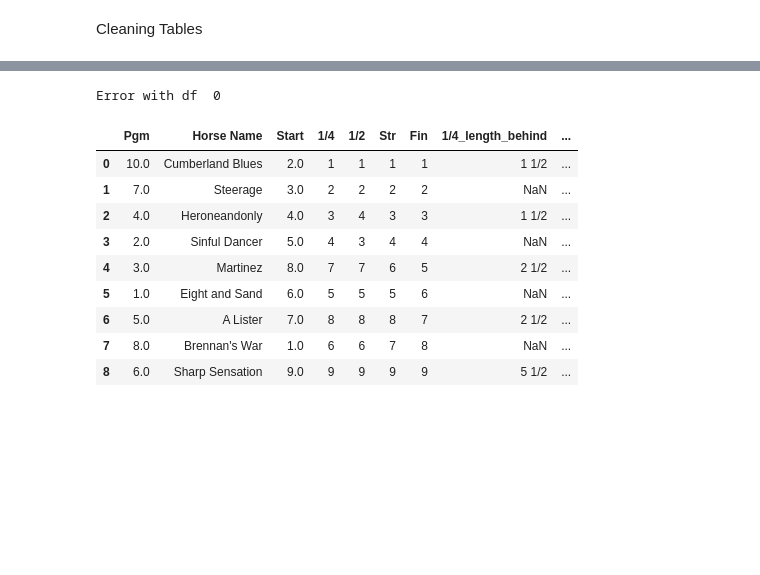
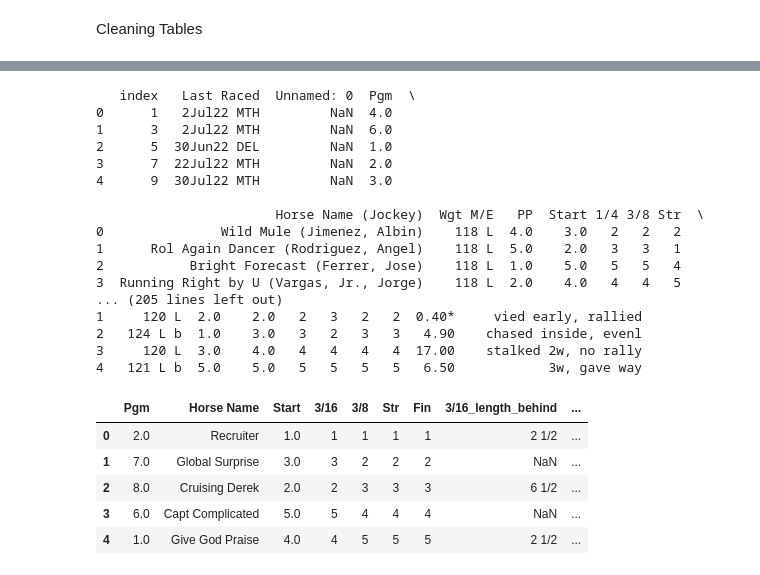
Before and after one commit to Jonhops1595/horse_racing_study, a Jupyter notebook: PDFScanner/tabula_table_parsing.ipynb, the cells around one changed output, grey strips where cells are left out. Saved outputs shown, nothing was run; the diff lists cells and outputs as text; code cells hidden in the pictures; blank space fills up the shorter version.

```diff
--- a/PDFScanner/tabula_table_parsing.ipynb
+++ b/PDFScanner/tabula_table_parsing.ipynb
@@ -235,20 +235,23 @@ def get_table(file,
 import warnings
 warnings.filterwarnings('ignore')
 
-pdf = "equibaseFile2.pdf"
+pdf = "equibaseFile.pdf"
 df_list = []
 page_list = get_page_list(pdf)
 print(page_list)
 #Extract words on position
-pages = extract_pages("equibaseFile2.pdf")
+pages = extract_pages(pdf)
 full_text_loc_df = extract_to_df(pages)
 for page in page_list: #Get both tables for each page
     print("Page num: " ,page["page_num"])
-    text_loc_df = create_text_loc_df(page['page_num'],full_text_loc_df) #Locations of key text on page
-    table_loc_df = table_location_to_df(page['page_num'],text_loc_df) #Locations of tables on page
-    top_table = get_table(pdf,table_loc_df,1,page['page_num'],page['horse_count']) #Getting top table
-    bottom_table = get_table(pdf,table_loc_df,2,page['page_num'],page['horse_count']) #Getting bottom table
-    #Add to list of dfs
-    df_list.append(top_table)
-    df_list.append(bottom_table)
+    try:
+        text_loc_df = create_text_loc_df(page['page_num'],full_text_loc_df) #Locations of key text on page
+        table_loc_df = table_location_to_df(page['page_num'],text_loc_df) #Locations of tables on page
+        top_table = get_table(pdf,table_loc_df,1,page['page_num'],page['horse_count']) #Getting top table
+        bottom_table = get_table(pdf,table_loc_df,2,page['page_num'],page['horse_count']) #Getting bottom table
+        #Add to list of dfs
+        df_list.append(top_table)
+        df_list.append(bottom_table)
+    except:
+        print("Error with page", page["page_num"])
 # %% [output]
@@ -364,6 +360,8 @@ def clean_top_table(df): #df of top table to be cleaned
     script_df.columns = col_name_list
 
     df_horses = df.loc[df['Pgm'].isnull()==False].reset_index(drop=False)
+    script_df.reset_index(drop = True, inplace = True)
+    print(script_df)
     final_df = df_horses.merge(script_df,left_index=True,right_index=True,how='left')
 
     #Splitting Wgt and M/E
@@ -378,3 +376,6 @@ def clean_top_table(df): #df of top table to be cleaned
         final_df.drop(final_df.columns[1],axis = 1, inplace = True)
 
     return final_df
+# %%
+df = clean_top_table(df_list[4])
+df
@@ -428,7 +447,7 @@ df_list[1]
 #Clean all dataframes in first pdf
 
 cleaned_df_list = []
-for i in range (len(page_list) * 2):
+for i in range (len(df_list)):
     if(i % 2 == 0): #If even
         try:
             cleaned_df_list.append(clean_top_table(df_list[i]))
@@ -442,17 +461,29 @@ for i in range (len(page_list) * 2):
             print("Error with df", i)
             cleaned_df_list.append(df_list[i])
 # %% [output]
-Error with df  0
+   index   Last Raced  Unnamed: 0  Pgm  \
+0      1   2Jul22 MTH         NaN  4.0
+1      3   2Jul22 MTH         NaN  6.0
+2      5  30Jun22 DEL         NaN  1.0
+3      7  22Jul22 MTH         NaN  2.0
+4      9  30Jul22 MTH         NaN  3.0
+
+                       Horse Name (Jockey)  Wgt M/E   PP  Start 1/4 3/8 Str  \
+0               Wild Mule (Jimenez, Albin)    118 L  4.0    3.0   2   2   2
+1      Rol Again Dancer (Rodriguez, Angel)    118 L  5.0    2.0   3   3   1
+2           Bright Forecast (Ferrer, Jose)    118 L  1.0    5.0   5   5   4
+3  Running Right by U (Vargas, Jr., Jorge)    118 L  2.0    4.0   4   4   5
+... (205 lines left out)
+1     120 L  2.0    2.0   2   3   2   2  0.40*     vied early, rallied
+2   124 L b  1.0    3.0   3   2   3   3   4.90    chased inside, evenl
+3     120 L  3.0    4.0   4   4   4   4  17.00    stalked 2w, no rally
+4   121 L b  5.0    5.0   5   5   5   5   6.50            3w, gave way
 # %%
-cleaned_df_list[3]
+cleaned_df_list[5]
 # %% [output]
-|  | Pgm | Horse Name | Start | 1/4 | 1/2 | Str | Fin | 1/4_length_behind | ... |
-| 0 | 10.0 | Cumberland Blues | 2.0 | 1 | 1 | 1 | 1 | 1 1/2 | ... |
-| 1 | 7.0 | Steerage | 3.0 | 2 | 2 | 2 | 2 | NaN | ... |
-| 2 | 4.0 | Heroneandonly | 4.0 | 3 | 4 | 3 | 3 | 1 1/2 | ... |
-| 3 | 2.0 | Sinful Dancer | 5.0 | 4 | 3 | 4 | 4 | NaN | ... |
-| 4 | 3.0 | Martinez | 8.0 | 7 | 7 | 6 | 5 | 2 1/2 | ... |
-| 5 | 1.0 | Eight and Sand | 6.0 | 5 | 5 | 5 | 6 | NaN | ... |
-| 6 | 5.0 | A Lister | 7.0 | 8 | 8 | 8 | 7 | 2 1/2 | ... |
-| 7 | 8.0 | Brennan's War | 1.0 | 6 | 6 | 7 | 8 | NaN | ... |
-| 8 | 6.0 | Sharp Sensation | 9.0 | 9 | 9 | 9 | 9 | 5 1/2 | ... |
+|  | Pgm | Horse Name | Start | 3/16 | 3/8 | Str | Fin | 3/16_length_behind | ... |
+| 0 | 2.0 | Recruiter | 1.0 | 1 | 1 | 1 | 1 | 2 1/2 | ... |
+| 1 | 7.0 | Global Surprise | 3.0 | 3 | 2 | 2 | 2 | NaN | ... |
+| 2 | 8.0 | Cruising Derek | 2.0 | 2 | 3 | 3 | 3 | 6 1/2 | ... |
+| 3 | 6.0 | Capt Complicated | 5.0 | 5 | 4 | 4 | 4 | NaN | ... |
+| 4 | 1.0 | Give God Praise | 4.0 | 4 | 5 | 5 | 5 | 2 1/2 | ... |
```
Also changed, not shown: parts of 4 cells of this notebook, 1 other file.
